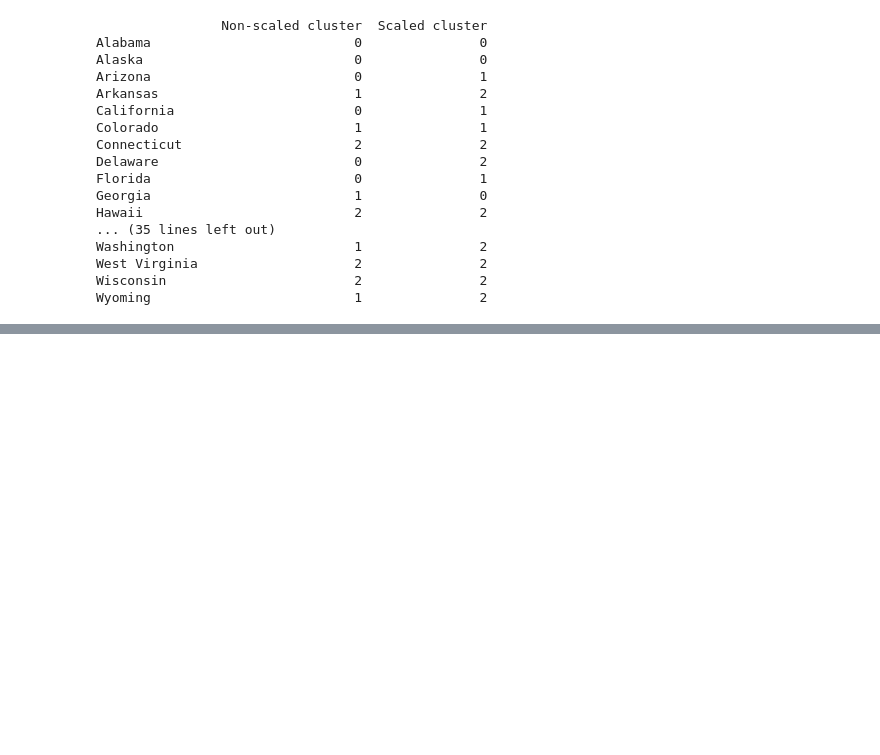
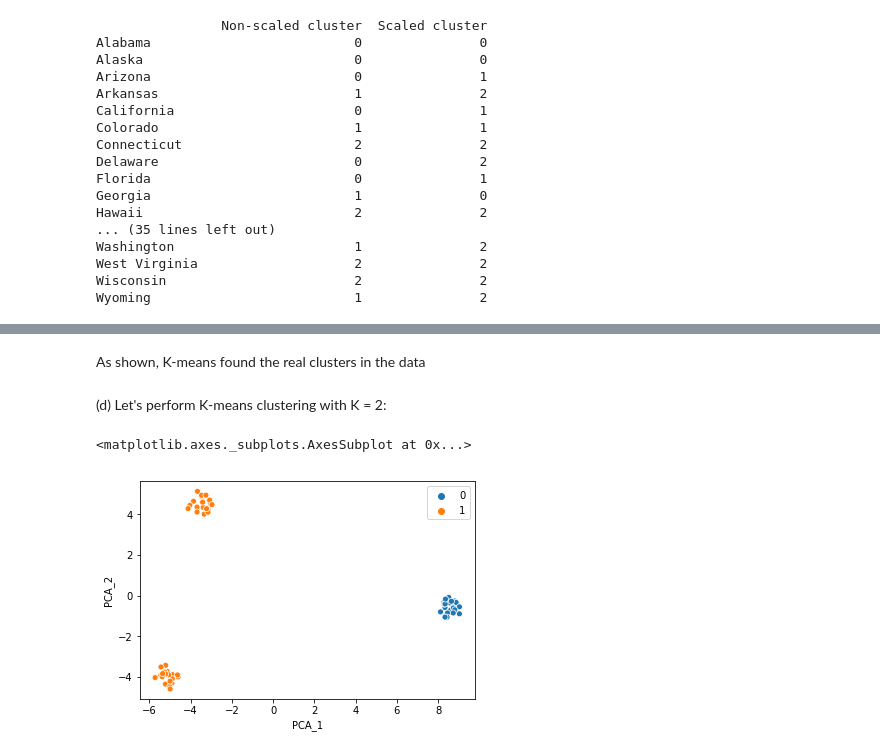
Before and after one commit to martinagvilas/intro_stat_learning, a Jupyter notebook: notebooks/ch10_exercises.ipynb, the cells around one changed output, grey strips where cells are left out. Cells and saved outputs as stored; diff of their text form; code cells hidden in the pictures; blank space fills up the shorter version.

```diff
--- a/notebooks/ch10_exercises.ipynb
+++ b/notebooks/ch10_exercises.ipynb
@@ -212,0 +378,5 @@ Wyoming                          1               2
+# %%
+# Compute k-means
+kmeans = KMeans(n_clusters=3, n_init=20)
+kmeans.fit(X_2)
+kmeans_labels = (kmeans.labels_).tolist()
@@ -212,0 +407,15 @@ Wyoming                          1               2
+# %% [markdown]
+As shown, K-means found the real clusters in the data
+# %% [markdown]
+(d) Let's perform K-means clustering with K = 2:
+# %%
+# Compute k-means
+kmeans = KMeans(n_clusters=2, n_init=20)
+kmeans.fit(X_2)
+kmeans_labels = (kmeans.labels_).tolist()
+
+# Plot
+sns.scatterplot(pca_score_vectors_df_2.iloc[:,0], pca_score_vectors_df_2.iloc[:,1], hue=kmeans_labels)
+# %% [output]
+<matplotlib.axes._subplots.AxesSubplot at 0x...>
+[figure, added]
```
Also changed, not shown: parts of 48 cells of this notebook.
